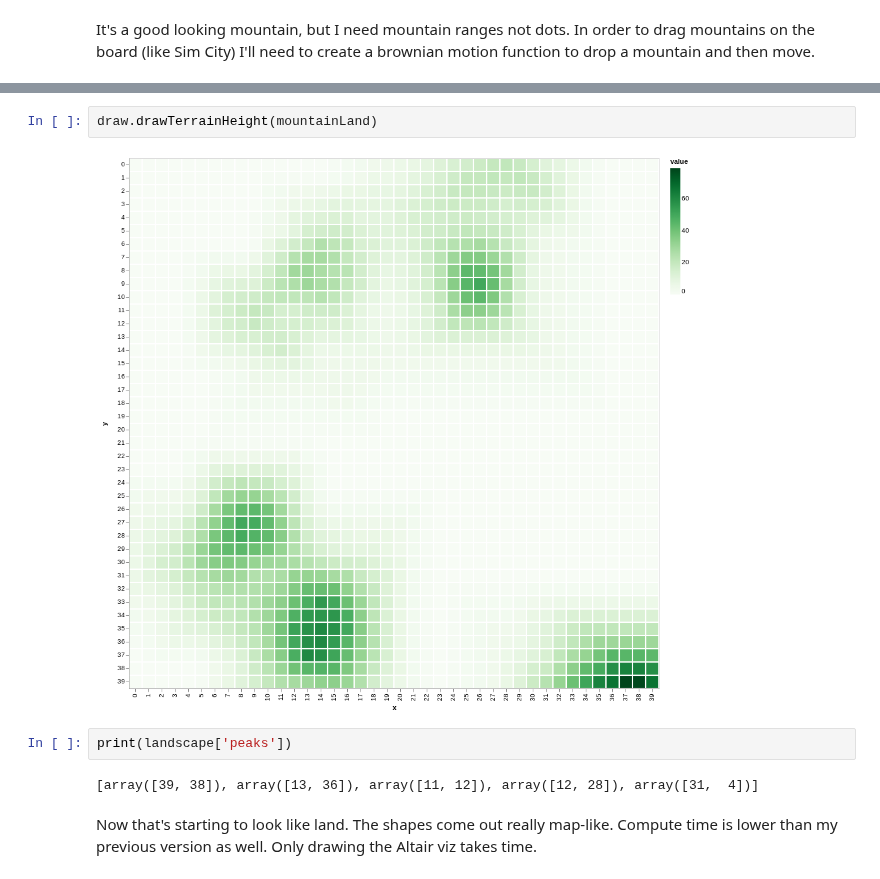
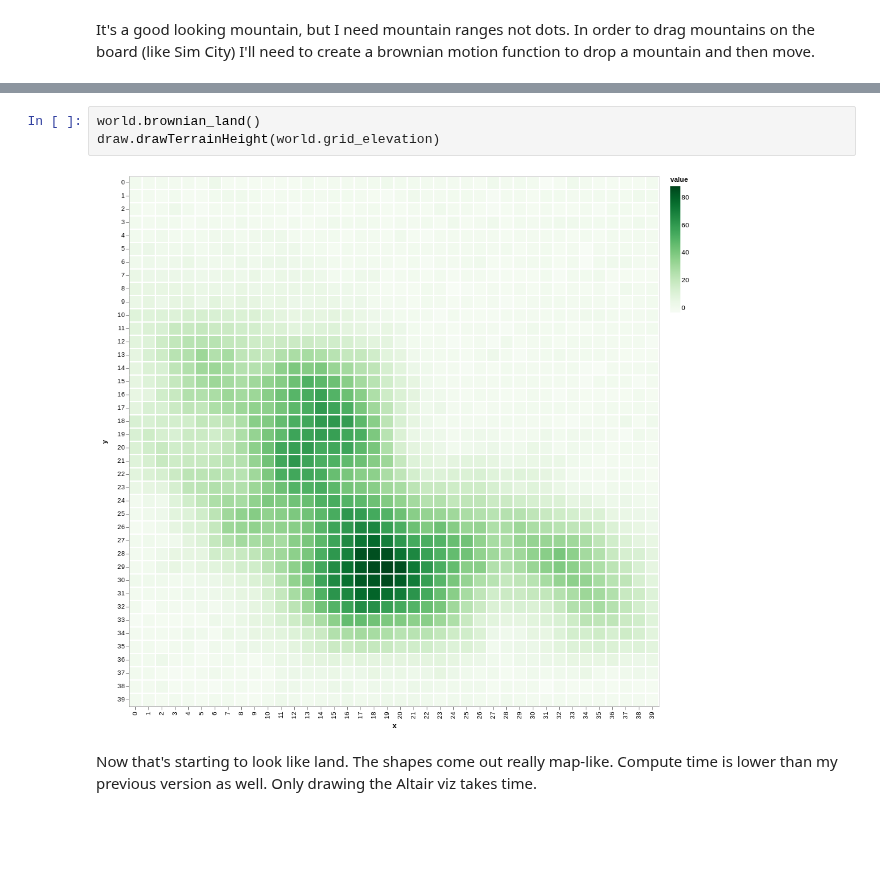
Before and after one commit to BillmanH/dsadventure, a Jupyter notebook: notebooks/1 Mountains_Oceans_and_Rainfall.ipynb, the cells around one changed output, grey strips where cells are left out. Drawn from its saved outputs; the diff is of its cells as text; blank space fills up the shorter version.

Commit message:
brownian terrain working

```diff
--- a/notebooks/1 Mountains_Oceans_and_Rainfall.ipynb
+++ b/notebooks/1 Mountains_Oceans_and_Rainfall.ipynb
@@ -119,11 +86,8 @@ mountainLand = brownian_land(oceanworld,landscape)
-# %%
-draw.drawTerrainHeight(mountainLand)
-# %% [output]
-[figure, removed]
-# %%
-print(landscape['peaks'])
-# %% [output]
-[array([39, 38]), array([13, 36]), array([11, 12]), array([12, 28]), array([31,  4])]
+# %%
+world.brownian_land()
+draw.drawTerrainHeight(world.grid_elevation)
+# %% [output]
+[figure, added]
 # %% [markdown]
 Now that's starting to look like land. The shapes come out really map-like. Compute time is lower than my previous version as well. Only drawing the Altair viz takes time.
 # %% [markdown]
```
Also changed, not shown: parts of 6 cells of this notebook, 1 other file.
